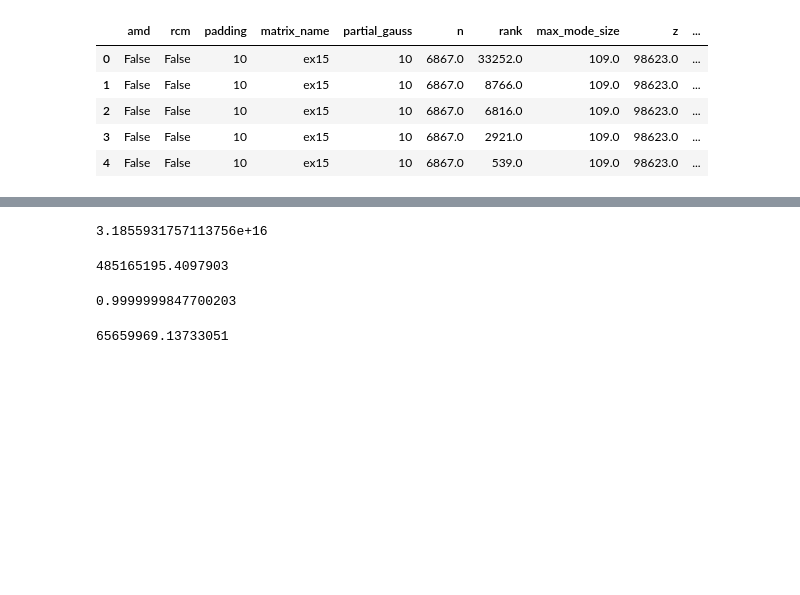
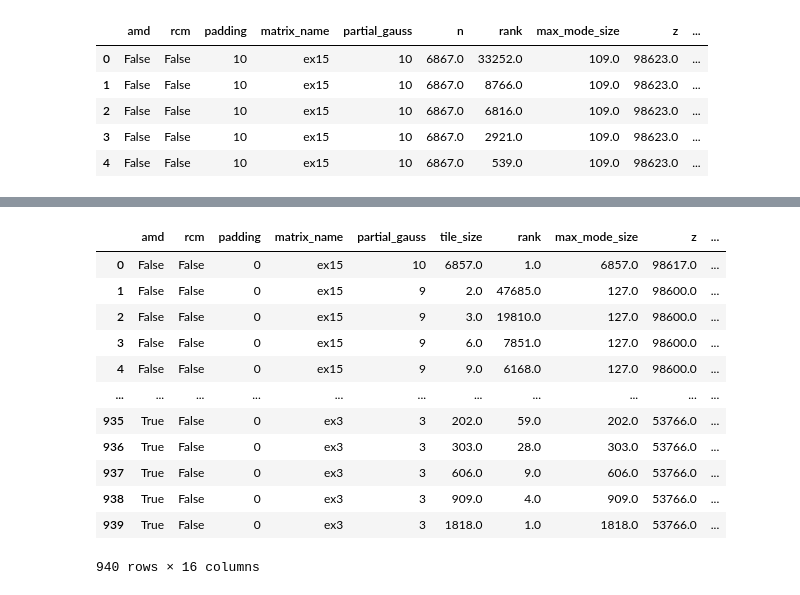
Before and after one commit to cbakos/sparse_tt_decomp_opt, a Jupyter notebook: src/analysis/experiment_data_analysis.ipynb, the cells around one changed output, grey strips where cells are left out. Cells and saved outputs as stored; diff of their text form; code cells hidden in the pictures; blank space fills up the shorter version.

```diff
--- a/src/analysis/experiment_data_analysis.ipynb
+++ b/src/analysis/experiment_data_analysis.ipynb
@@ -146,16 +156,18 @@ new = np.exp(20)
-# %%
-old
-# %% [output]
-3.1855931757113756e+16
-# %%
-new
-# %% [output]
-485165195.4097903
-# %%
-(old-new)/old
-# %% [output]
-0.9999999847700203
-# %%
-old/new
-# %% [output]
-65659969.13733051
+# %%
+# let's look at partial-Gauss before more in depth analysis of variable reordering
+
+df3
+# %% [output]
+|  | amd | rcm | padding | matrix_name | partial_gauss | tile_size | rank | max_mode_size | z | ... |
+| 0 | False | False | 0 | ex15 | 10 | 6857.0 | 1.0 | 6857.0 | 98617.0 | ... |
+| 1 | False | False | 0 | ex15 | 9 | 2.0 | 47685.0 | 127.0 | 98600.0 | ... |
+| 2 | False | False | 0 | ex15 | 9 | 3.0 | 19810.0 | 127.0 | 98600.0 | ... |
+| 3 | False | False | 0 | ex15 | 9 | 6.0 | 7851.0 | 127.0 | 98600.0 | ... |
+| 4 | False | False | 0 | ex15 | 9 | 9.0 | 6168.0 | 127.0 | 98600.0 | ... |
+| ... | ... | ... | ... | ... | ... | ... | ... | ... | ... | ... |
+| 935 | True | False | 0 | ex3 | 3 | 202.0 | 59.0 | 202.0 | 53766.0 | ... |
+| 936 | True | False | 0 | ex3 | 3 | 303.0 | 28.0 | 303.0 | 53766.0 | ... |
+| 937 | True | False | 0 | ex3 | 3 | 606.0 | 9.0 | 606.0 | 53766.0 | ... |
+| 938 | True | False | 0 | ex3 | 3 | 909.0 | 4.0 | 909.0 | 53766.0 | ... |
+| 939 | True | False | 0 | ex3 | 3 | 1818.0 | 1.0 | 1818.0 | 53766.0 | ... |
+940 rows × 16 columns
```
Also changed, not shown: parts of 15 cells of this notebook, 23 other files.
